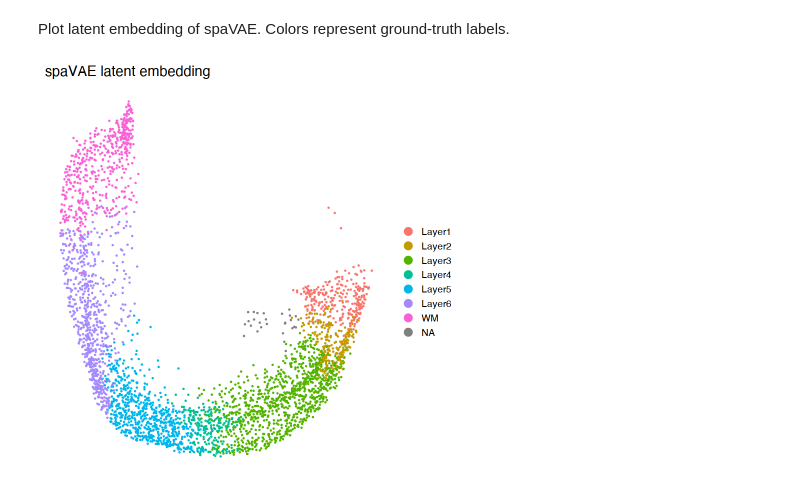
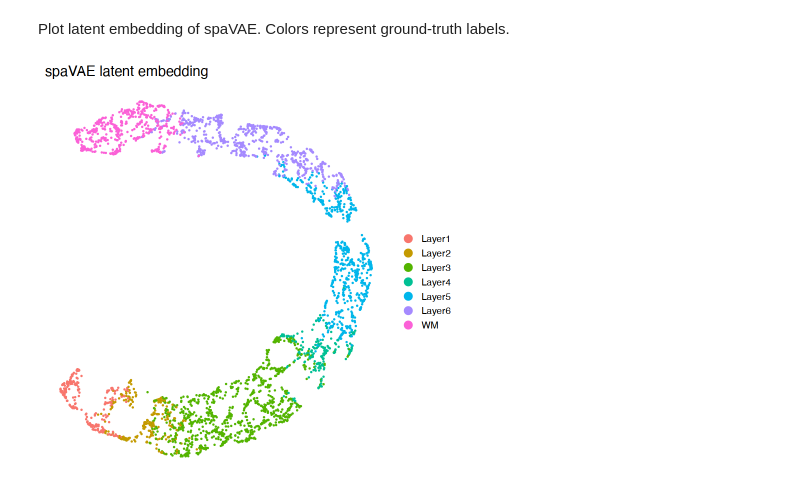
Before and after one commit to ttgump/spaVAE, a Jupyter notebook: Tutorial/Human_DLPFC/Human_DLPFC_section_151673.ipynb, the cells around one changed output. Drawn from its saved outputs; the diff is of its cells as text; code cells hidden in the pictures.

```diff
--- a/Tutorial/Human_DLPFC/Human_DLPFC_section_151673.ipynb
+++ b/Tutorial/Human_DLPFC/Human_DLPFC_section_151673.ipynb
@@ -263,14 +302,18 @@ ggplot(pred_dat, aes(x=pos_x, y=pos_y, color=refined_pred)) + geom_point(size=0.
 Plot latent embedding of spaVAE. Colors represent ground-truth labels.
 # %%
 spaVAE_latent <- read.table("final_latent.txt", sep=",")
-colnames(spaVAE_latent) <- c("X1", "X2")
-Y <- h5read("sample_151673.h5", "Y") # load ground-truth labels
-spaVAE_latent$Y <- Y
 
-ggplot(spaVAE_latent, aes(x=X1, y=X2, color=Y)) + geom_point(size=0.3) +
+custom.config <- umap.defaults
+custom.config$random_state <- 123
+
+umap.res <- umap(spaVAE_latent, method="naive", config=custom.config)
+
+spaVAE_umap <- data.frame(umap.res$layout, Y=Y)
+
+ggplot(subset(spaVAE_umap, !is.na(Y)), aes(x=X1, y=X2, color=Y)) + geom_point(size=0.3) +
   ggtitle("spaVAE latent embedding") + theme_classic() +
   theme(axis.title=element_blank(), axis.ticks=element_blank(), axis.line=element_blank(), axis.text=element_blank(),
         legend.title=element_blank(), text = element_text(size=14)) +
   guides(colour = guide_legend(override.aes = list(size=4)))
 # %% [output]
-[figure, old version]
+[figure, new version]
```
Also changed, not shown: parts of 13 cells of this notebook, 4 other files.
